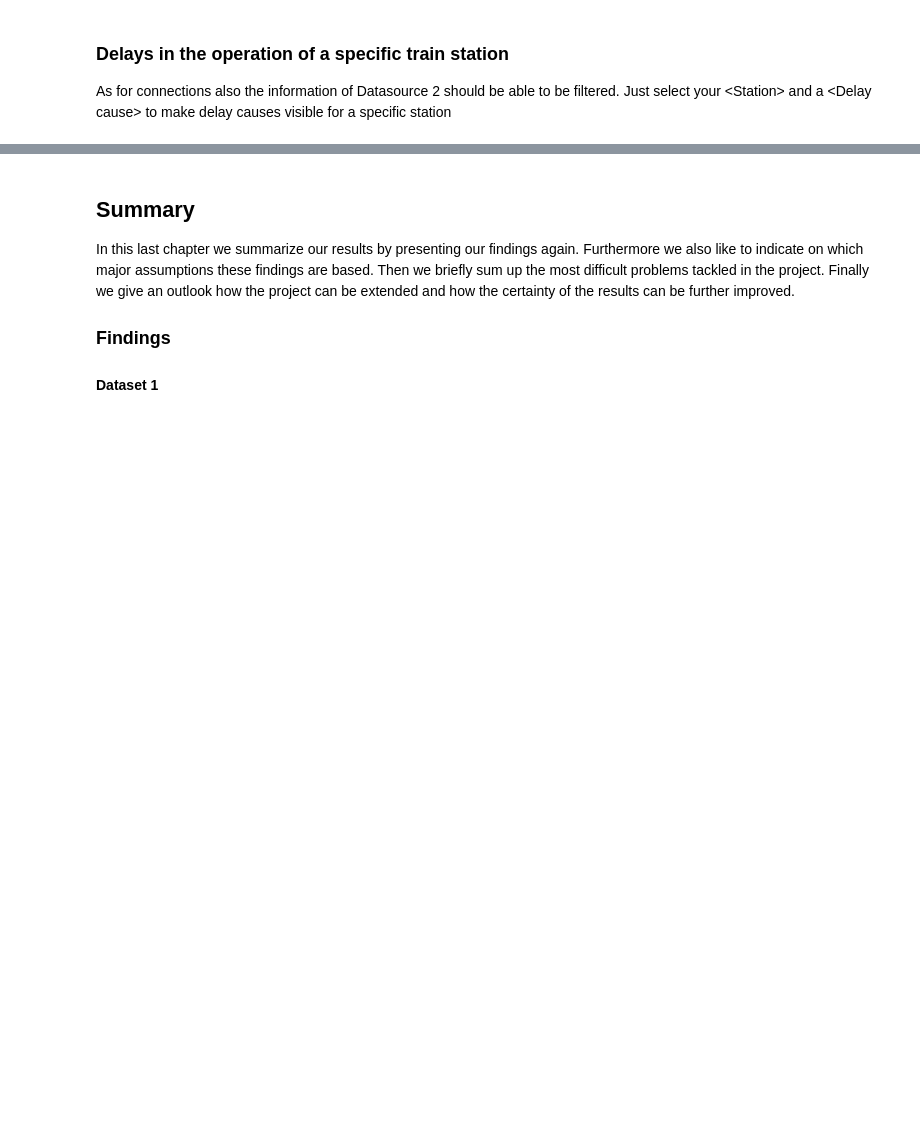
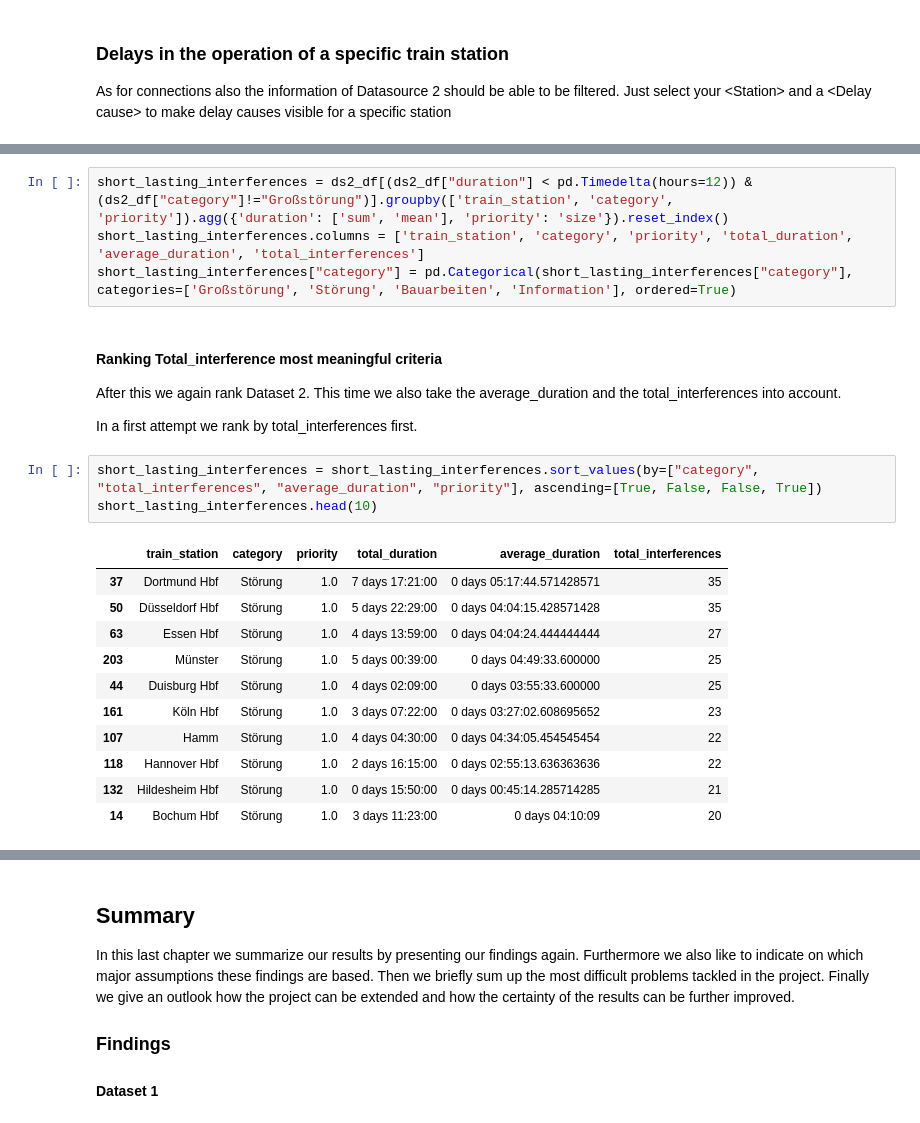
Before and after one commit to dominic0df/2023-amse, a Jupyter notebook: report.ipynb, the cells around one changed output, grey strips where cells are left out. Cells and saved outputs as stored; diff of their text form; blank space fills up the shorter version.

Commit message:
Analyze Dataset 2 North Rhein Westfalia has problems

```diff
--- a/report.ipynb
+++ b/report.ipynb
@@ -422,0 +485,24 @@ Different Categories are different meaningful. It is likely that a *Großstörun
+# %%
+short_lasting_interferences = ds2_df[(ds2_df["duration"] < pd.Timedelta(hours=12)) & (ds2_df["category"]!="Großstörung")].groupby(['train_station', 'category', 'priority']).agg({'duration': ['sum', 'mean'], 'priority': 'size'}).reset_index()
+short_lasting_interferences.columns = ['train_station', 'category', 'priority', 'total_duration', 'average_duration', 'total_interferences']
+short_lasting_interferences["category"] = pd.Categorical(short_lasting_interferences["category"], categories=['Großstörung', 'Störung', 'Bauarbeiten', 'Information'], ordered=True)
+# %% [markdown]
+#### Ranking Total_interference most meaningful criteria
+After this we again rank Dataset 2. This time we also take the average_duration and the total_interferences into account.
+
+In a first attempt we rank by total_interferences first.
+# %%
+short_lasting_interferences = short_lasting_interferences.sort_values(by=["category", "total_interferences", "average_duration", "priority"], ascending=[True, False, False, True])
+short_lasting_interferences.head(10)
+# %% [output]
+|  | train_station | category | priority | total_duration | average_duration | total_interferences |
+| 37 | Dortmund Hbf | Störung | 1.0 | 7 days 17:21:00 | 0 days 05:17:44.571428571 | 35 |
+| 50 | Düsseldorf Hbf | Störung | 1.0 | 5 days 22:29:00 | 0 days 04:04:15.428571428 | 35 |
+| 63 | Essen Hbf | Störung | 1.0 | 4 days 13:59:00 | 0 days 04:04:24.444444444 | 27 |
+| 203 | Münster | Störung | 1.0 | 5 days 00:39:00 | 0 days 04:49:33.600000 | 25 |
+| 44 | Duisburg Hbf | Störung | 1.0 | 4 days 02:09:00 | 0 days 03:55:33.600000 | 25 |
+| 161 | Köln Hbf | Störung | 1.0 | 3 days 07:22:00 | 0 days 03:27:02.608695652 | 23 |
+| 107 | Hamm | Störung | 1.0 | 4 days 04:30:00 | 0 days 04:34:05.454545454 | 22 |
+| 118 | Hannover Hbf | Störung | 1.0 | 2 days 16:15:00 | 0 days 02:55:13.636363636 | 22 |
+| 132 | Hildesheim Hbf | Störung | 1.0 | 0 days 15:50:00 | 0 days 00:45:14.285714285 | 21 |
+| 14 | Bochum Hbf | Störung | 1.0 | 3 days 11:23:00 | 0 days 04:10:09 | 20 |
```
Also changed, not shown: parts of 19 cells of this notebook.
